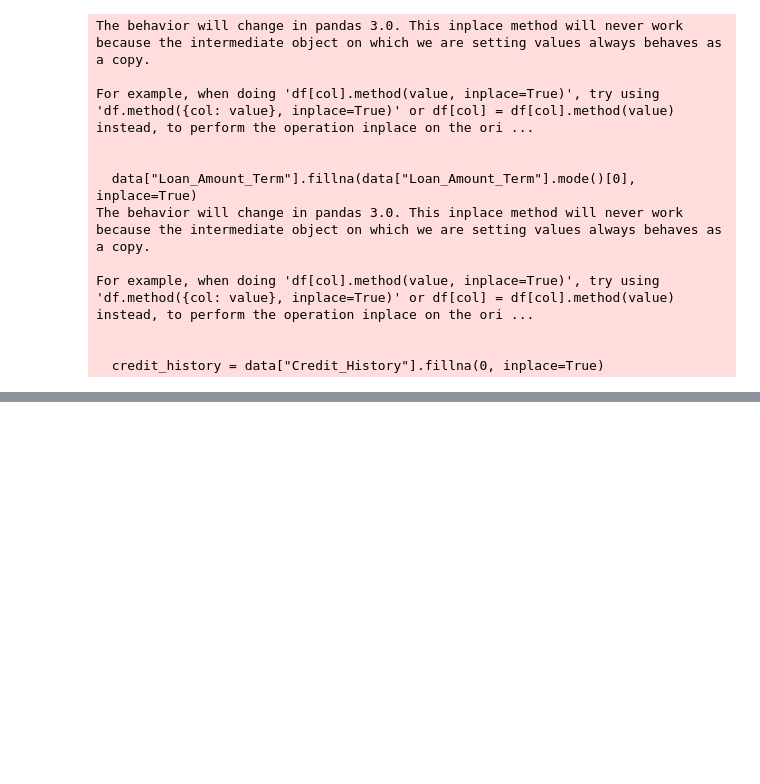
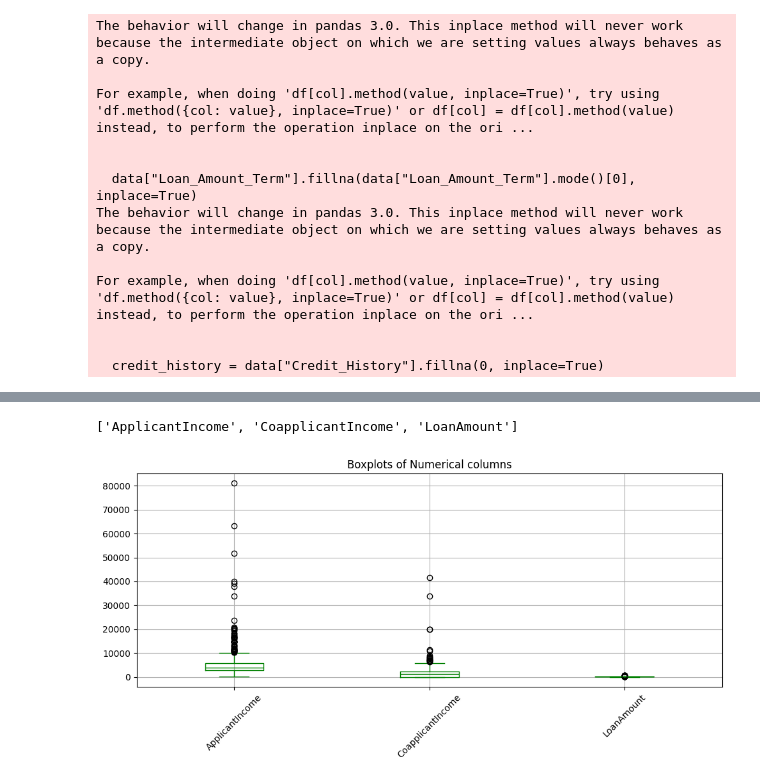
Before and after one commit to RoyalDhee/my_tasks, a Jupyter notebook: task25.ipynb, the cells around one changed output, grey strips where cells are left out. Saved outputs shown, nothing was run; the diff lists cells and outputs as text; code cells hidden in the pictures; blank space fills up the shorter version.

```diff
--- a/task25.ipynb
+++ b/task25.ipynb
@@ -309,3 +310,6 @@ For example, when doing 'df[col].method(value, inplace=True)', try using 'df.met
 
 
   credit_history = data["Credit_History"].fillna(0, inplace=True)
+# %%
+# Fill the Self_Employed column with the mode
+data["Married"].fillna(data["Married"].mode()[0], inplace=True)
@@ -325,0 +363,18 @@ data.head(10)
+# %%
+# Handling Outliers
+
+# Picking out numerical columns in the dataset
+num_col = data.select_dtypes(include=['float64', 'int64']).columns
+num_col = ['ApplicantIncome', 'CoapplicantIncome', 'LoanAmount']
+num_col
+# %% [output]
+['ApplicantIncome', 'CoapplicantIncome', 'LoanAmount']
+# %%
+# Quick boxplot visualization for numeric columns
+plt.figure(figsize=(10, 5))
+data[num_col].boxplot(rot=45, color="green")
+plt.title("Boxplots of Numerical columns")
+plt.tight_layout()
+plt.show()
+# %% [output]
+[figure, added]
```
Also changed, not shown: parts of 21 cells of this notebook, 1 other file.
